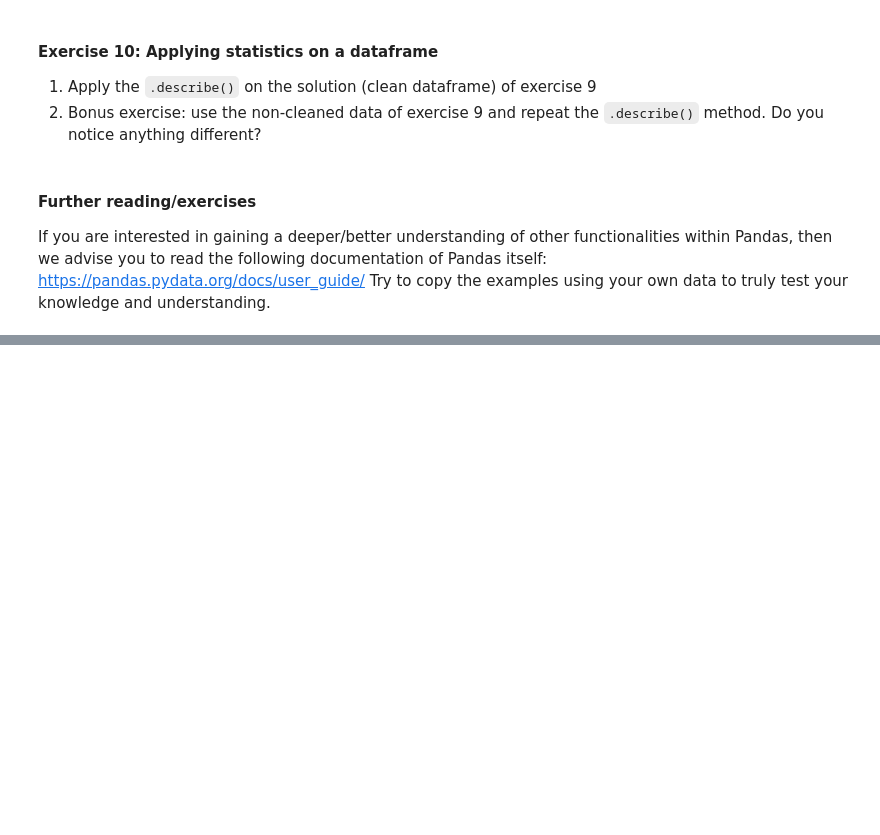
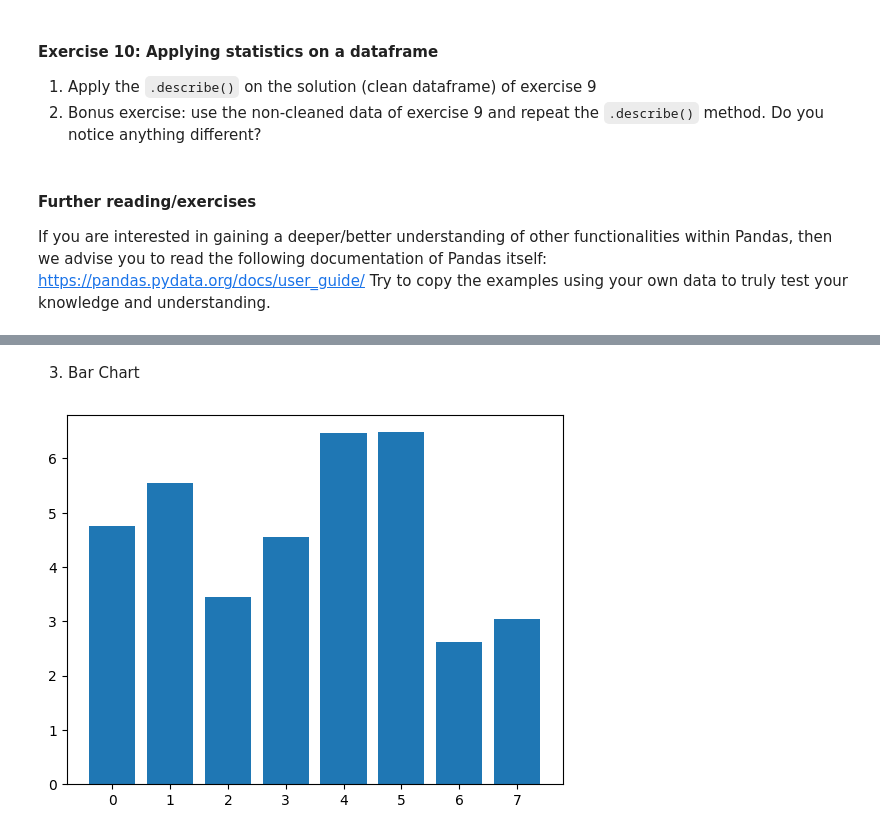
Before and after one commit to ZanaOkcuoglu/spikeUp, a Jupyter notebook: DS_deepdive_3.ipynb, the cells around one changed output, grey strips where cells are left out. Drawn from its saved outputs; the diff is of its cells as text; code cells hidden in the pictures; blank space fills up the shorter version.

```diff
--- a/DS_deepdive_3.ipynb
+++ b/DS_deepdive_3.ipynb
@@ -1971,0 +2006,13 @@ Try to copy the examples using your own data to truly test your knowledge and un
+# %% [markdown]
+3. Bar Chart
+# %%
+np.random.seed(3)
+x = np.arange(8)
+y = np.random.uniform(2, 7, len(x))
+
+# plot
+fig, ax = plt.subplots()
+ax.bar(x, y)
+plt.show()
+# %% [output]
+[figure, added]
```
Also changed, not shown: parts of 26 cells of this notebook.
